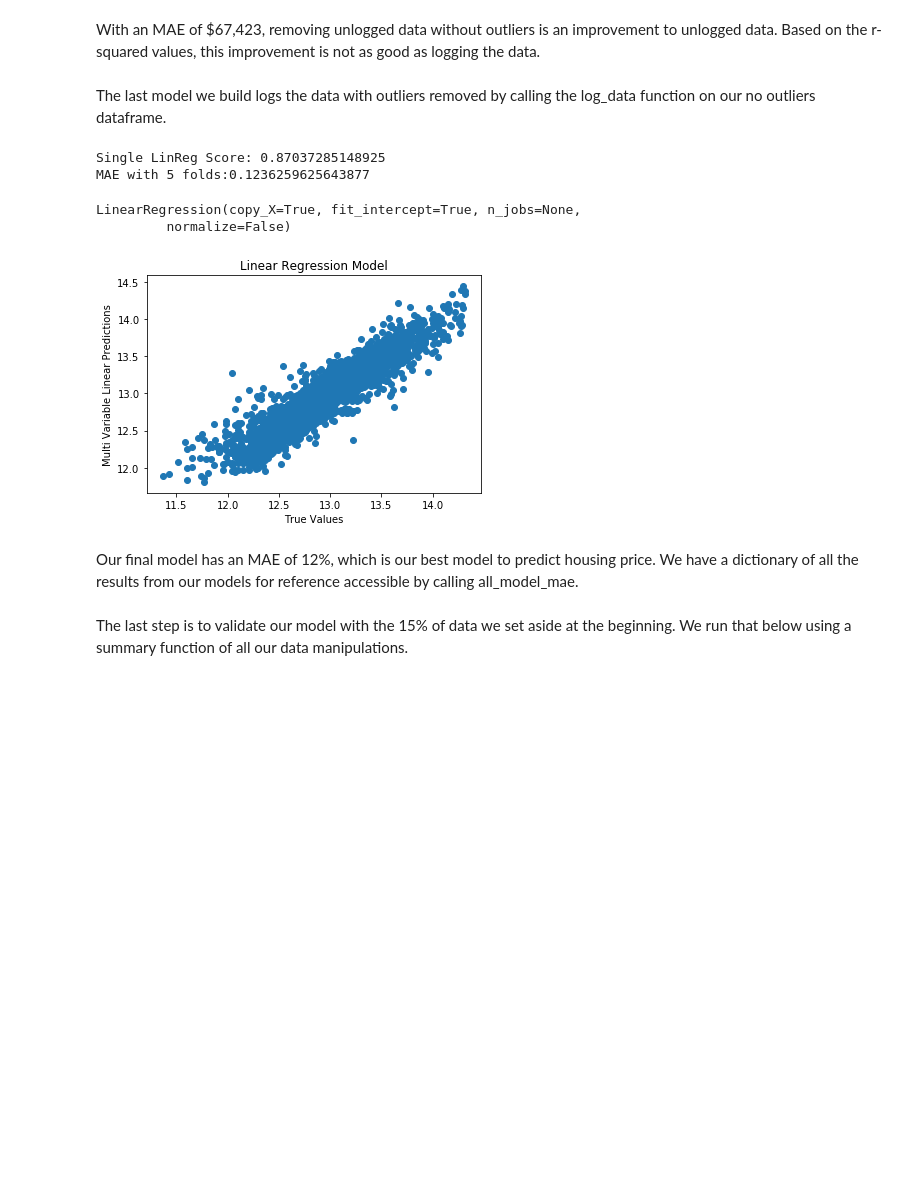
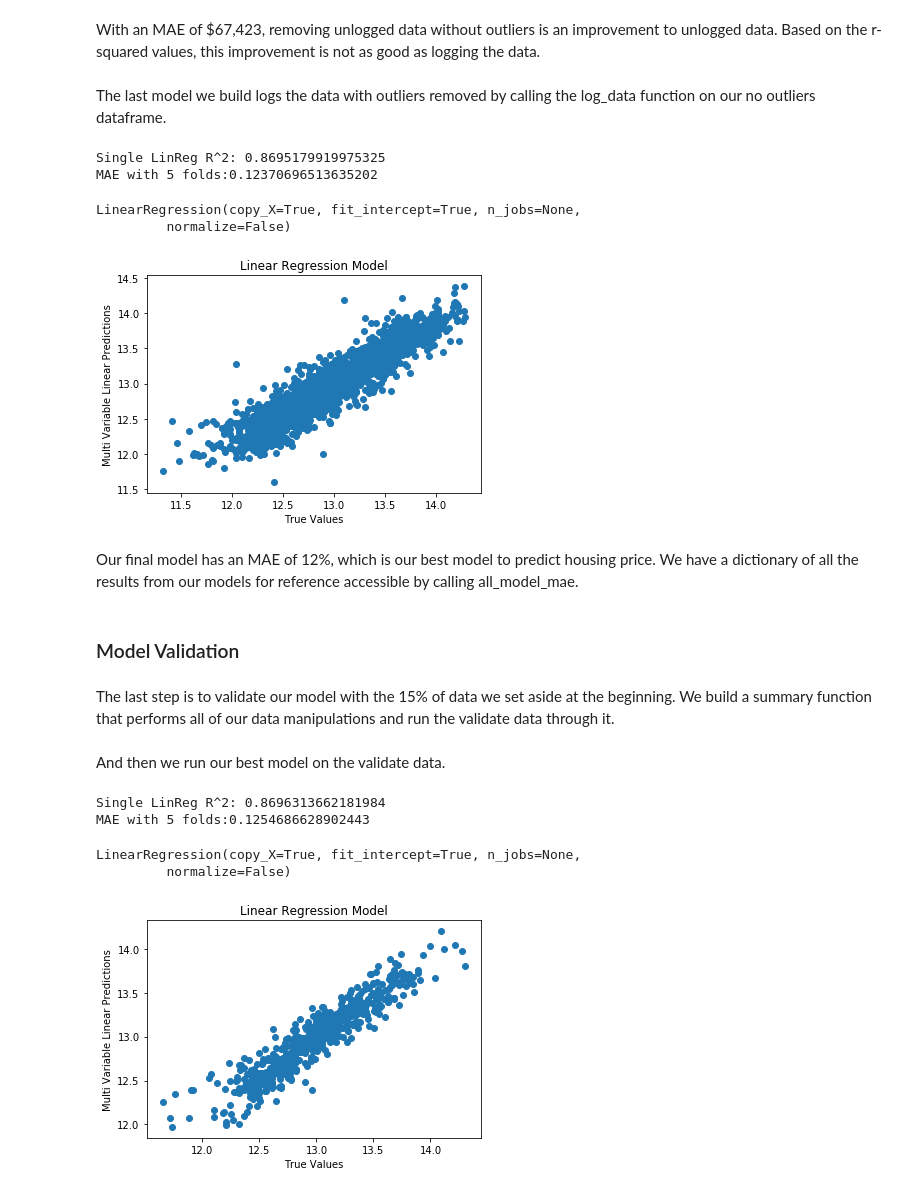
Before and after one commit to nkacoroski/dsc-1-final-project, a Jupyter notebook: king_county_housing_prediction_model.ipynb, the cells around one changed output. Drawn from its saved outputs; the diff is of its cells as text; code cells hidden in the pictures; blank space fills up the shorter version.

```diff
--- a/king_county_housing_prediction_model.ipynb
+++ b/king_county_housing_prediction_model.ipynb
@@ -663,12 +665,55 @@ LinearRegression(copy_X=True, fit_intercept=True, n_jobs=None,
 With an MAE of $67,423, removing unlogged data without outliers is an improvement to unlogged data. Based on the r-squared values, this improvement is not as good as logging the data. <br> <br> The last model we build logs the data with outliers removed by calling the log_data function on our no outliers dataframe.
 # %%
 logged_data_no_outliers = log_data(no_outliers)
-linreg_tts(logged_data_no_outliers.drop(['log_of_price'], axis=1), logged_data_no_outliers[['log_of_price']])
+linreg_tts(logged_data_no_outliers.drop(['log_of_price'], axis=1), logged_data_no_outliers[['log_of_price']], graph=True)
 # %% [output]
-Single LinReg Score: 0.87037285148925
-MAE with 5 folds:0.1236259625643877
+Single LinReg R^2: 0.8695179919975325
+MAE with 5 folds:0.12370696513635202
 LinearRegression(copy_X=True, fit_intercept=True, n_jobs=None,
          normalize=False)
-[figure, old version]
+[figure, new version]
 # %% [markdown]
-Our final model has an MAE of 12%, which is our best model to predict housing price. We have a dictionary of all the results from our models for reference accessible by calling all_model_mae. <br> <br> The last step is to validate our model with the 15% of data we set aside at the beginning. We run that below using a summary function of all our data manipulations.
+Our final model has an MAE of 12%, which is our best model to predict housing price. We have a dictionary of all the results from our models for reference accessible by calling all_model_mae.
+# %% [markdown]
+### Model Validation
+# %% [markdown]
+The last step is to validate our model with the 15% of data we set aside at the beginning. We build a summary function that performs all of our data manipulations and run the validate data through it.
+# %%
+def spring_cleaning(data):
+    """Perform all data manipulations on dataset and outputs transformed data."""
+    df = data.copy()
+    df.loc[:, 'waterfront'] = df['waterfront'].fillna(0.0)
+    df.loc[:, 'view'] = df['view'].fillna(0.0)
+    df.sqft_basement = df.sqft_basement.replace('?', df['sqft_living'] - df['sqft_above'])
+    df.sqft_basement = pd.to_numeric(df['sqft_basement'])
+    df.loc[:, 'zipcode'] = df['zipcode'].astype(str)
+    df['date'] = pd.to_datetime(df['date'], format="%m/%d/%Y")
+    df['year'] = df['date'].dt.year
+    df['month'] = df['date'].dt.month
+    df.loc[:, 'month'] = df['month'].astype(str)
+    long_lat = df[['long', 'lat']].copy()
+    df['dist_to_seattle'] = long_lat.apply(haversine, axis=1)
+    df['z_price'] = df['zipcode'].map(df.groupby('zipcode')['price'].mean())
+
+    z_dummies = pd.get_dummies(df['zipcode'], prefix='z')
+    m_dummies = pd.get_dummies(df['month'], prefix='m')
+
+    df = df.drop(['yr_renovated', 'id', 'date', 'zipcode', 'month'], axis=1)
+
+    numeric_df = df.copy()
+    df = pd.concat([df, z_dummies, m_dummies], axis=1).copy()
+    no_outliers = df[(np.abs(zscore(numeric_df.loc[:, numeric_df.columns])) < 3).all(axis=1)]
+    to_log = ['price', 'bedrooms', 'bathrooms', 'sqft_living', 'sqft_lot', 'sqft_above', 'sqft_living15', 'sqft_lot15', 'dist_to_seattle','z_price']
+    return log_data(no_outliers, to_log)
+
+validate_df = spring_cleaning(validate_df)
+# %% [markdown]
+And then we run our best model on the validate data.
+# %%
+linreg_tts(validate_df.drop(['log_of_price'], axis=1), validate_df[['log_of_price']], graph=True)
+# %% [output]
+Single LinReg R^2: 0.8696313662181984
+MAE with 5 folds:0.1254686628902443
+LinearRegression(copy_X=True, fit_intercept=True, n_jobs=None,
+         normalize=False)
+[figure, added]
```
Also changed, not shown: parts of 25 cells of this notebook, 1 other file.
